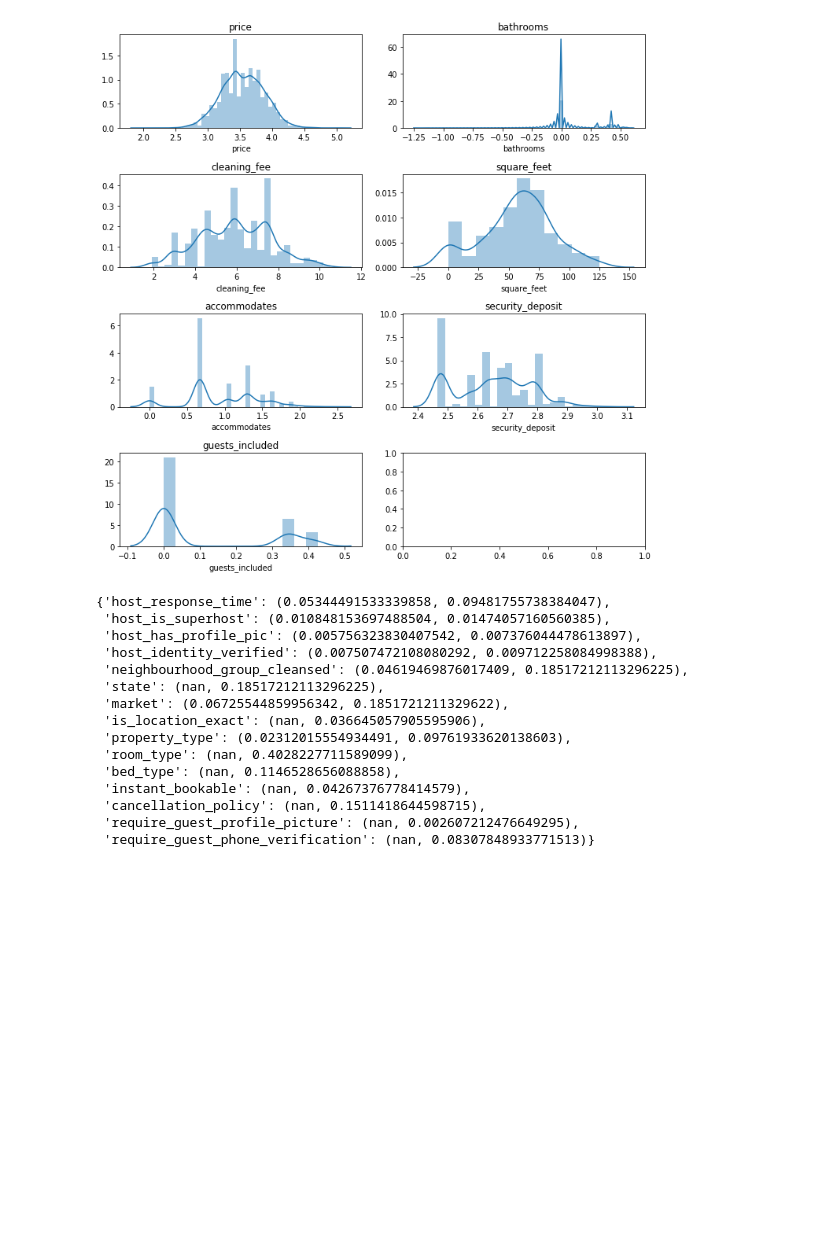
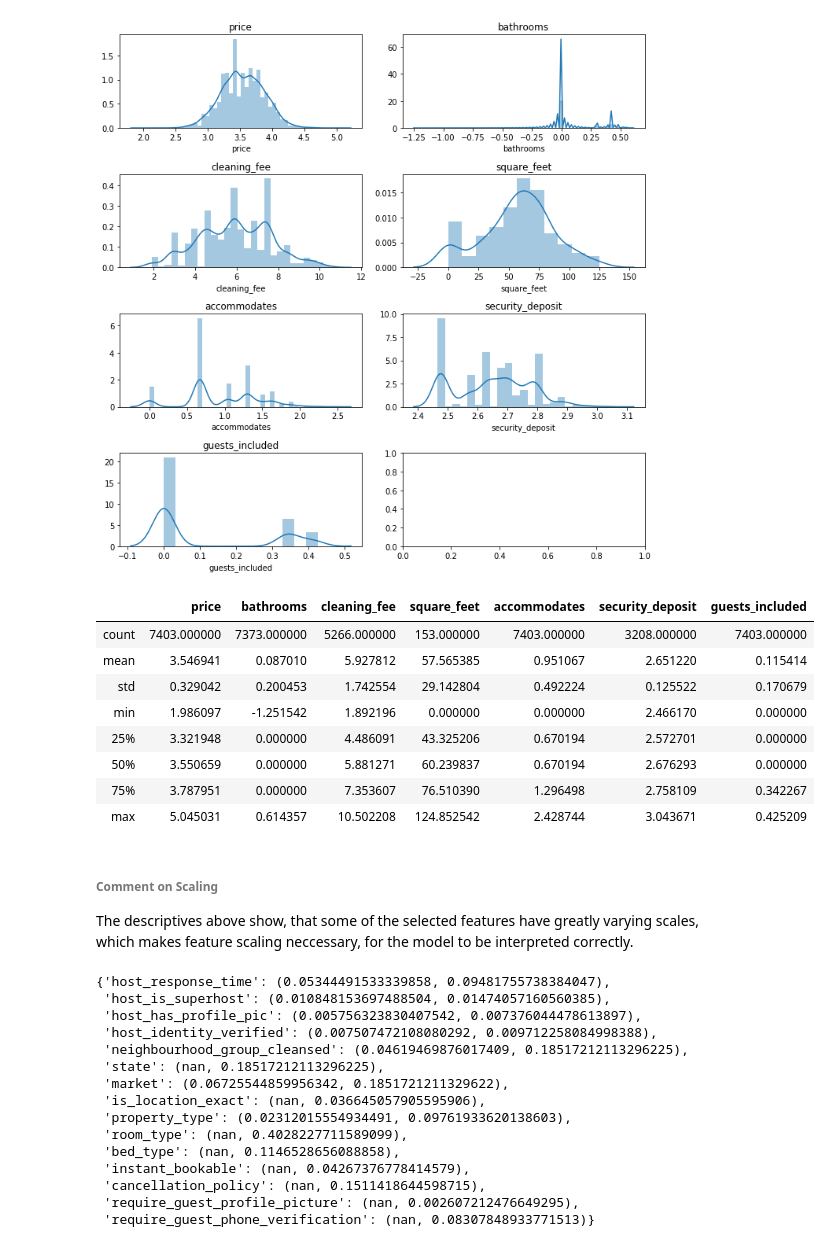
Before and after one commit to MarcoCaglia/blogpost_udacity, a Jupyter notebook: price_determinants_preprocessing.ipynb, the cells around one changed output. Drawn from its saved outputs; the diff is of its cells as text; code cells hidden in the pictures; blank space fills up the shorter version.

```diff
--- a/price_determinants_preprocessing.ipynb
+++ b/price_determinants_preprocessing.ipynb
@@ -150,6 +194,22 @@ reg_df = adjust_distribution(reg_df,['price','bathrooms','cleaning_fee','square_
                                      'guests_included'],filename='dist_aft')
 # %% [output]
 [figure]
+# %%
+# Show descriptives for selected features
+reg_df.loc[:,['price','bathrooms','cleaning_fee','square_feet','accommodates','security_deposit','guests_included']].describe()
+# %% [output]
+|  | price | bathrooms | cleaning_fee | square_feet | accommodates | security_deposit | guests_included |
+| count | 7403.000000 | 7373.000000 | 5266.000000 | 153.000000 | 7403.000000 | 3208.000000 | 7403.000000 |
+| mean | 3.546941 | 0.087010 | 5.927812 | 57.565385 | 0.951067 | 2.651220 | 0.115414 |
+| std | 0.329042 | 0.200453 | 1.742554 | 29.142804 | 0.492224 | 0.125522 | 0.170679 |
+| min | 1.986097 | -1.251542 | 1.892196 | 0.000000 | 0.000000 | 2.466170 | 0.000000 |
+| 25% | 3.321948 | 0.000000 | 4.486091 | 43.325206 | 0.670194 | 2.572701 | 0.000000 |
+| 50% | 3.550659 | 0.000000 | 5.881271 | 60.239837 | 0.670194 | 2.676293 | 0.000000 |
+| 75% | 3.787951 | 0.000000 | 7.353607 | 76.510390 | 1.296498 | 2.758109 | 0.342267 |
+| max | 5.045031 | 0.614357 | 10.502208 | 124.852542 | 2.428744 | 3.043671 | 0.425209 |
+# %% [markdown]
+###### Comment on Scaling
+The descriptives above show, that some of the selected features have greatly varying scales, which makes feature scaling neccessary, for the model to be interpreted correctly.
 # %%
 # Select categorical features
 df_cat = full_df_all_features_norm.loc[
```
Also changed, not shown: parts of 6 cells of this notebook, 1 other file.
